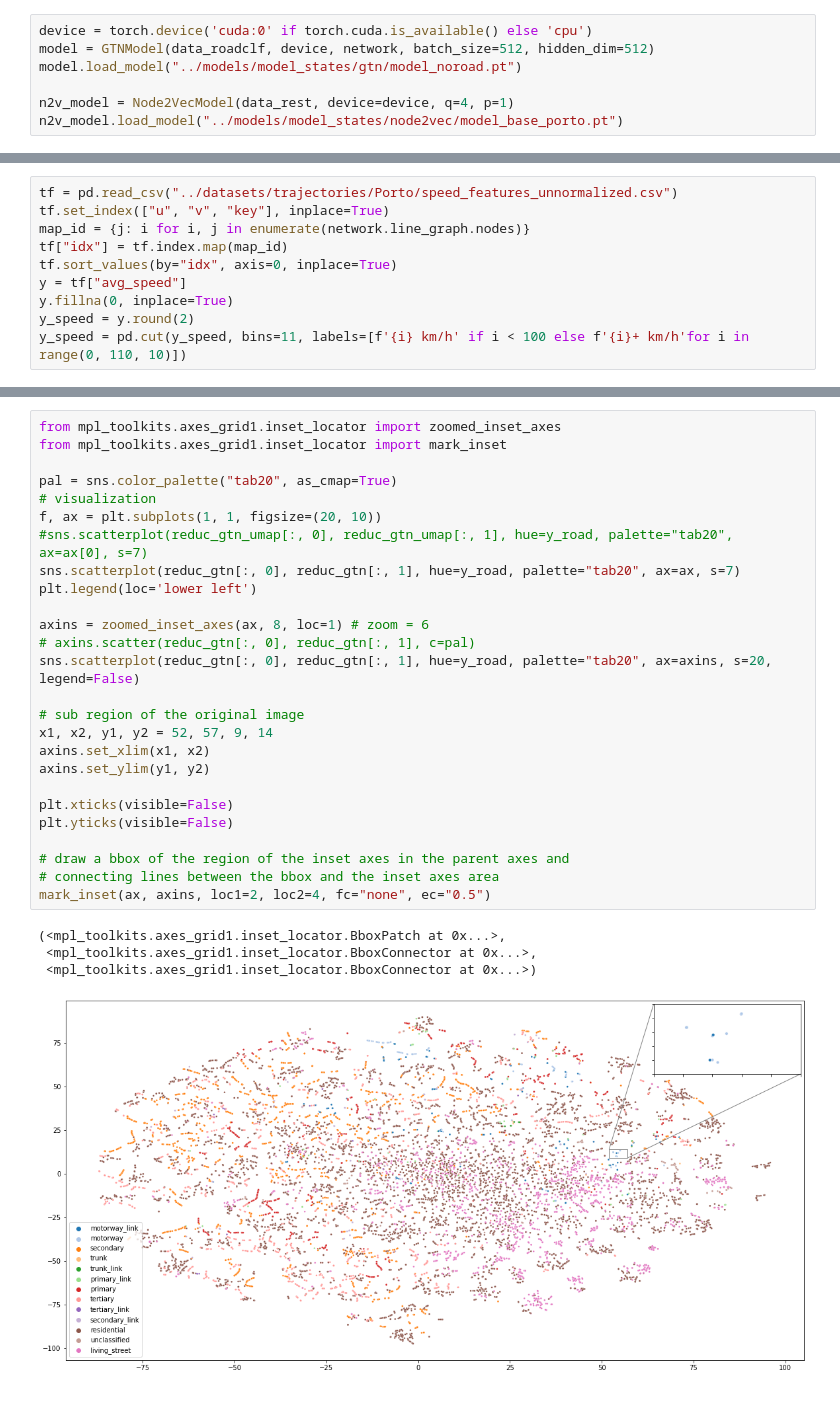
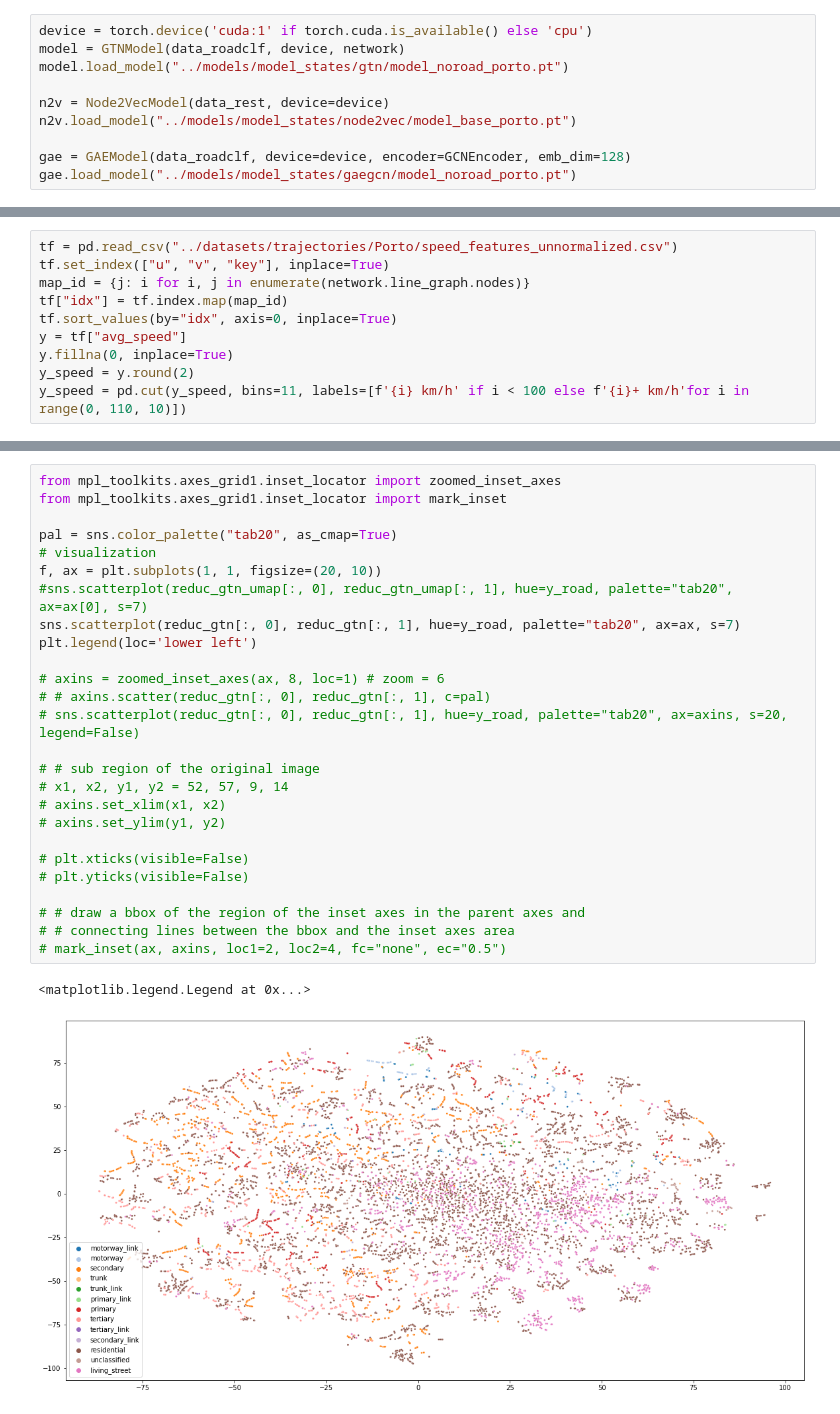
Before and after one commit to SwiftPredator/Trajectory-based-Road-Network-Representation-Learning, a Jupyter notebook: evaluation/gtn_embedding_analysis.ipynb, the cells around one changed output, grey strips where cells are left out. Drawn from its saved outputs; the diff is of its cells as text.

```diff
--- a/evaluation/gtn_embedding_analysis.ipynb
+++ b/evaluation/gtn_embedding_analysis.ipynb
@@ -35,11 +35,14 @@ network.load("../osm_data/porto")
 data_roadclf = network.generate_road_segment_pyg_dataset(include_coords=True, drop_labels=["highway_enc"], traj_data=None)
 data_rest = network.generate_road_segment_pyg_dataset(include_coords=True, traj_data=None)
 # %%
-device = torch.device('cuda:0' if torch.cuda.is_available() else 'cpu')
-model = GTNModel(data_roadclf, device, network, batch_size=512, hidden_dim=512)
-model.load_model("../models/model_states/gtn/model_noroad.pt")
+device = torch.device('cuda:1' if torch.cuda.is_available() else 'cpu')
+model = GTNModel(data_roadclf, device, network)
+model.load_model("../models/model_states/gtn/model_noroad_porto.pt")
 
-n2v_model = Node2VecModel(data_rest, device=device, q=4, p=1)
-n2v_model.load_model("../models/model_states/node2vec/model_base_porto.pt")
+n2v = Node2VecModel(data_rest, device=device)
+n2v.load_model("../models/model_states/node2vec/model_base_porto.pt")
+
+gae = GAEModel(data_roadclf, device=device, encoder=GCNEncoder, emb_dim=128)
+gae.load_model("../models/model_states/gaegcn/model_noroad_porto.pt")
 # %%
 emb = model.load_emb()[2:]
@@ -65,31 +72,29 @@ reduc_gtn_umap = umap.UMAP(n_neighbors=15).fit_transform(emb)
 # %%
 from mpl_toolkits.axes_grid1.inset_locator import zoomed_inset_axes
 from mpl_toolkits.axes_grid1.inset_locator import mark_inset
 
 pal = sns.color_palette("tab20", as_cmap=True)
 # visualization
 f, ax = plt.subplots(1, 1, figsize=(20, 10))
 #sns.scatterplot(reduc_gtn_umap[:, 0], reduc_gtn_umap[:, 1], hue=y_road, palette="tab20", ax=ax[0], s=7)
 sns.scatterplot(reduc_gtn[:, 0], reduc_gtn[:, 1], hue=y_road, palette="tab20", ax=ax, s=7)
 plt.legend(loc='lower left')
 
-axins = zoomed_inset_axes(ax, 8, loc=1) # zoom = 6
-# axins.scatter(reduc_gtn[:, 0], reduc_gtn[:, 1], c=pal)
-sns.scatterplot(reduc_gtn[:, 0], reduc_gtn[:, 1], hue=y_road, palette="tab20", ax=axins, s=20, legend=False)
+# axins = zoomed_inset_axes(ax, 8, loc=1) # zoom = 6
+# # axins.scatter(reduc_gtn[:, 0], reduc_gtn[:, 1], c=pal)
+# sns.scatterplot(reduc_gtn[:, 0], reduc_gtn[:, 1], hue=y_road, palette="tab20", ax=axins, s=20, legend=False)
 
-# sub region of the original image
-x1, x2, y1, y2 = 52, 57, 9, 14
-axins.set_xlim(x1, x2)
-axins.set_ylim(y1, y2)
+# # sub region of the original image
+# x1, x2, y1, y2 = 52, 57, 9, 14
+# axins.set_xlim(x1, x2)
+# axins.set_ylim(y1, y2)
 
-plt.xticks(visible=False)
-plt.yticks(visible=False)
+# plt.xticks(visible=False)
+# plt.yticks(visible=False)
 
-# draw a bbox of the region of the inset axes in the parent axes and
-# connecting lines between the bbox and the inset axes area
-mark_inset(ax, axins, loc1=2, loc2=4, fc="none", ec="0.5")
+# # draw a bbox of the region of the inset axes in the parent axes and
+# # connecting lines between the bbox and the inset axes area
+# mark_inset(ax, axins, loc1=2, loc2=4, fc="none", ec="0.5")
 # %% [output]
-(<mpl_toolkits.axes_grid1.inset_locator.BboxPatch at 0x...>,
- <mpl_toolkits.axes_grid1.inset_locator.BboxConnector at 0x...>,
- <mpl_toolkits.axes_grid1.inset_locator.BboxConnector at 0x...>)
+<matplotlib.legend.Legend at 0x...>
-[figure, old version]
+[figure, new version]
```
Also changed, not shown: parts of 5 cells of this notebook, 16 other files.
